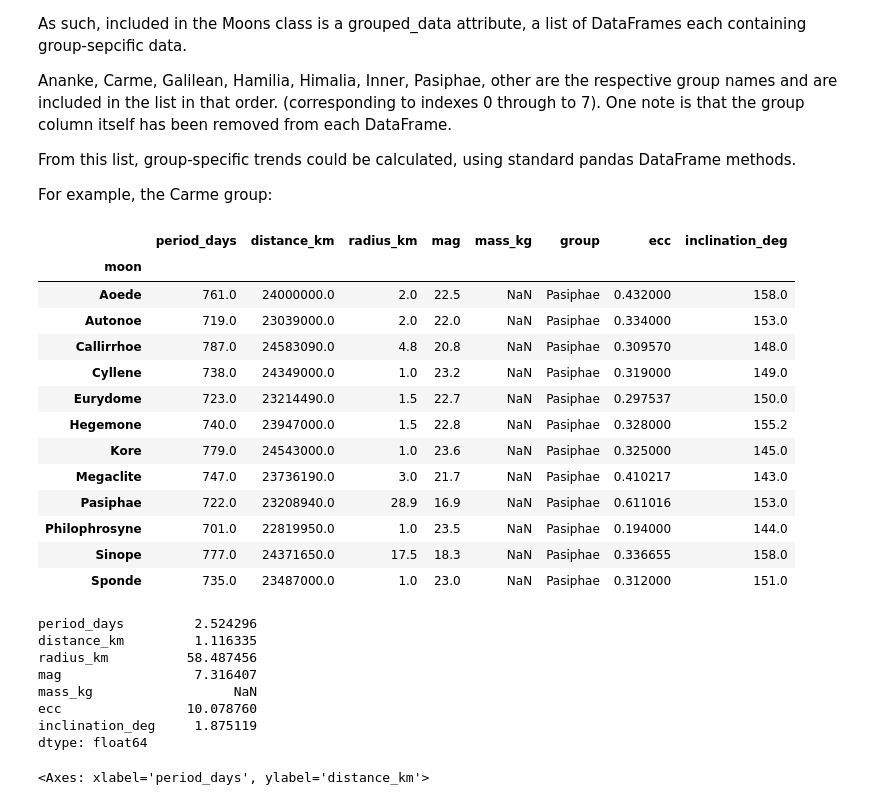
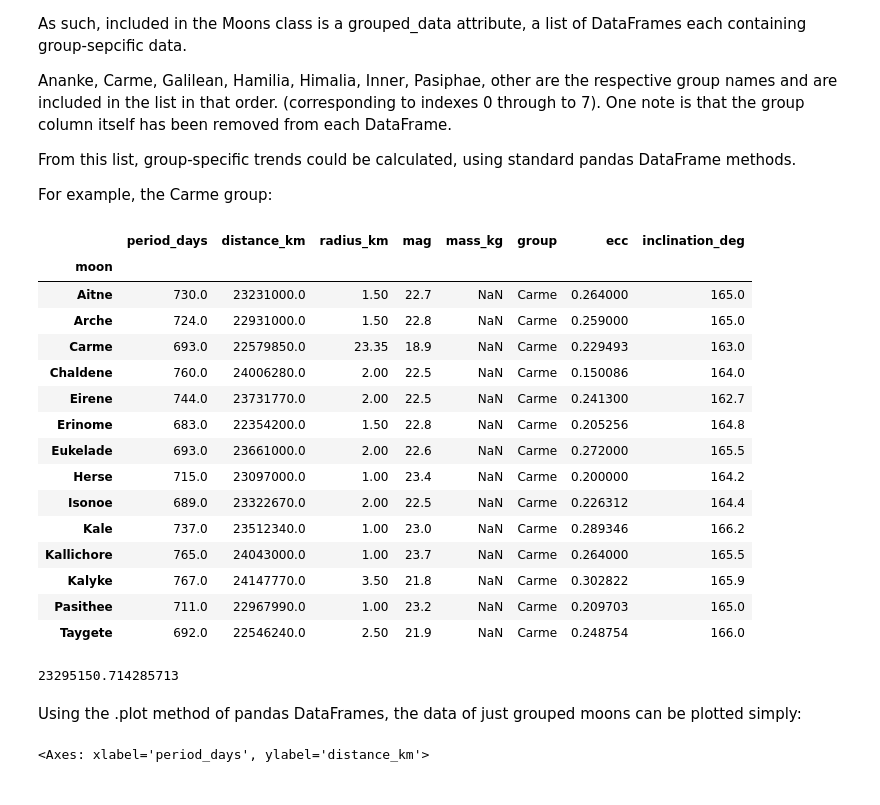
Before and after one commit to isaacrichards/assessment_1, a Jupyter notebook: moons_notebook.ipynb, the cells around one changed output. Drawn from its saved outputs; the diff is of its cells as text; code cells hidden in the pictures.

```diff
--- a/moons_notebook.ipynb
+++ b/moons_notebook.ipynb
@@ -85,38 +85,29 @@ From this list, group-specific trends could be calculated, using standard pandas
 
 For example, the Carme group:
 # %%
-test.grouped_data[6]
+test.grouped_data[1]
 # %% [output]
 |  | period_days | distance_km | radius_km | mag | mass_kg | group | ecc | inclination_deg |
 | moon |  |  |  |  |  |  |  |  |
-| Aoede | 761.0 | 24000000.0 | 2.0 | 22.5 | NaN | Pasiphae | 0.432000 | 158.0 |
-| Autonoe | 719.0 | 23039000.0 | 2.0 | 22.0 | NaN | Pasiphae | 0.334000 | 153.0 |
-| Callirrhoe | 787.0 | 24583090.0 | 4.8 | 20.8 | NaN | Pasiphae | 0.309570 | 148.0 |
-| Cyllene | 738.0 | 24349000.0 | 1.0 | 23.2 | NaN | Pasiphae | 0.319000 | 149.0 |
-| Eurydome | 723.0 | 23214490.0 | 1.5 | 22.7 | NaN | Pasiphae | 0.297537 | 150.0 |
-| Hegemone | 740.0 | 23947000.0 | 1.5 | 22.8 | NaN | Pasiphae | 0.328000 | 155.2 |
-| Kore | 779.0 | 24543000.0 | 1.0 | 23.6 | NaN | Pasiphae | 0.325000 | 145.0 |
-| Megaclite | 747.0 | 23736190.0 | 3.0 | 21.7 | NaN | Pasiphae | 0.410217 | 143.0 |
-| Pasiphae | 722.0 | 23208940.0 | 28.9 | 16.9 | NaN | Pasiphae | 0.611016 | 153.0 |
-| Philophrosyne | 701.0 | 22819950.0 | 1.0 | 23.5 | NaN | Pasiphae | 0.194000 | 144.0 |
-| Sinope | 777.0 | 24371650.0 | 17.5 | 18.3 | NaN | Pasiphae | 0.336655 | 158.0 |
-| Sponde | 735.0 | 23487000.0 | 1.0 | 23.0 | NaN | Pasiphae | 0.312000 | 151.0 |
+| Aitne | 730.0 | 23231000.0 | 1.50 | 22.7 | NaN | Carme | 0.264000 | 165.0 |
+| Arche | 724.0 | 22931000.0 | 1.50 | 22.8 | NaN | Carme | 0.259000 | 165.0 |
+| Carme | 693.0 | 22579850.0 | 23.35 | 18.9 | NaN | Carme | 0.229493 | 163.0 |
+| Chaldene | 760.0 | 24006280.0 | 2.00 | 22.5 | NaN | Carme | 0.150086 | 164.0 |
+| Eirene | 744.0 | 23731770.0 | 2.00 | 22.5 | NaN | Carme | 0.241300 | 162.7 |
+| Erinome | 683.0 | 22354200.0 | 1.50 | 22.8 | NaN | Carme | 0.205256 | 164.8 |
+| Eukelade | 693.0 | 23661000.0 | 2.00 | 22.6 | NaN | Carme | 0.272000 | 165.5 |
+| Herse | 715.0 | 23097000.0 | 1.00 | 23.4 | NaN | Carme | 0.200000 | 164.2 |
+| Isonoe | 689.0 | 23322670.0 | 2.00 | 22.5 | NaN | Carme | 0.226312 | 164.4 |
+| Kale | 737.0 | 23512340.0 | 1.00 | 23.0 | NaN | Carme | 0.289346 | 166.2 |
+| Kallichore | 765.0 | 24043000.0 | 1.00 | 23.7 | NaN | Carme | 0.264000 | 165.5 |
+| Kalyke | 767.0 | 24147770.0 | 3.50 | 21.8 | NaN | Carme | 0.302822 | 165.9 |
+| Pasithee | 711.0 | 22967990.0 | 1.00 | 23.2 | NaN | Carme | 0.209703 | 165.0 |
+| Taygete | 692.0 | 22546240.0 | 2.50 | 21.9 | NaN | Carme | 0.248754 | 166.0 |
-# %%
-grouped_mean_errors = test.grouped_data[4].sem(numeric_only = True, skipna = True)
-grouped_means = test.grouped_data[4].mean(numeric_only = True)
-grouped_means
-
-grouped_percents = (grouped_mean_errors / grouped_means) * 100
-
-grouped_percents
-# %% [output]
-period_days         2.524296
-distance_km         1.116335
-radius_km          58.487456
-mag                 7.316407
-mass_kg                  NaN
-ecc                10.078760
-inclination_deg     1.875119
-dtype: float64
+# %%
+test.grouped_data[1]["distance_km"].mean()
+# %% [output]
+23295150.714285713
+# %% [markdown]
+Using the .plot method of pandas DataFrames, the data of just grouped moons can be plotted simply:
 # %%
 test.grouped_data[1].plot.scatter("period_days", "distance_km")
```
Also changed, not shown: parts of 17 cells of this notebook.
